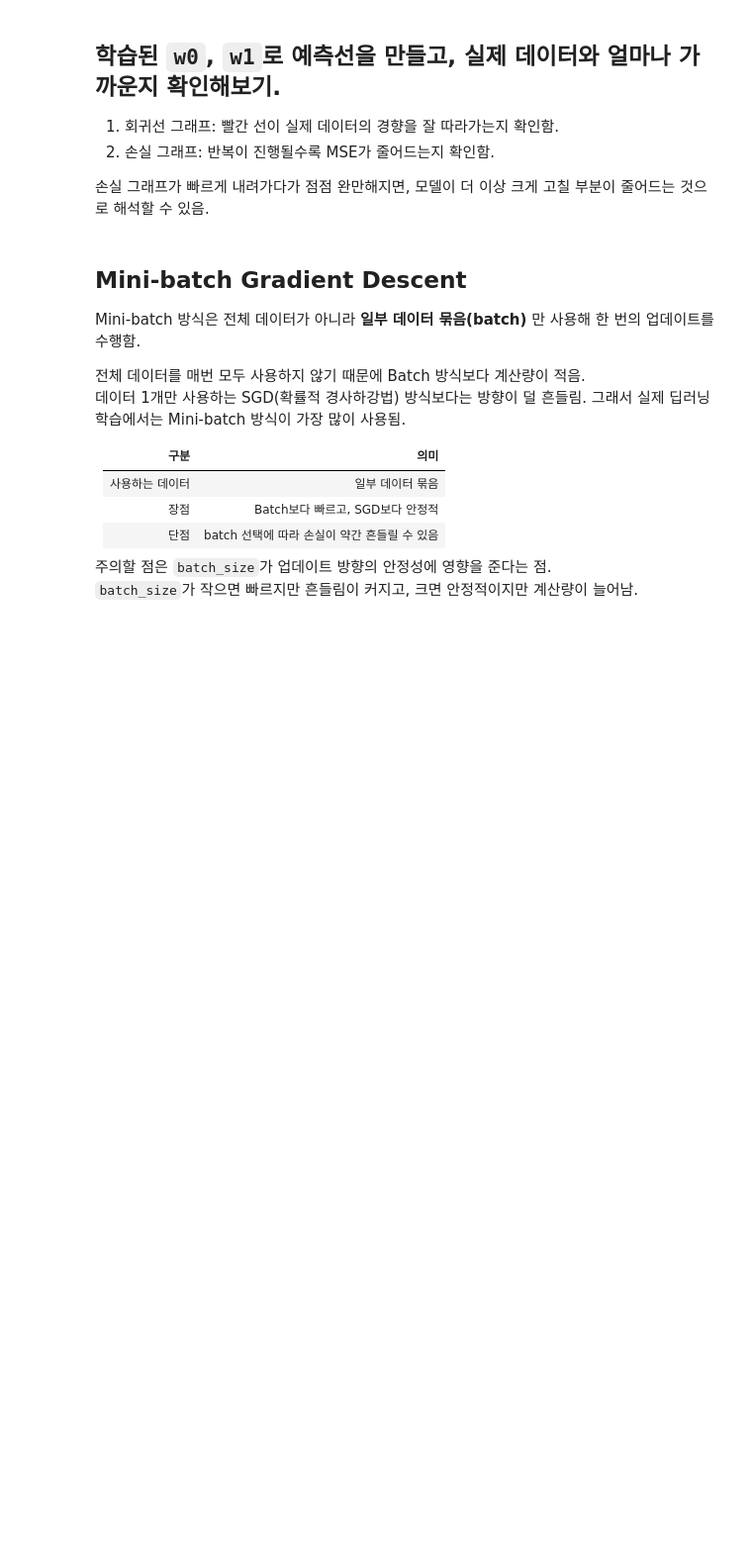
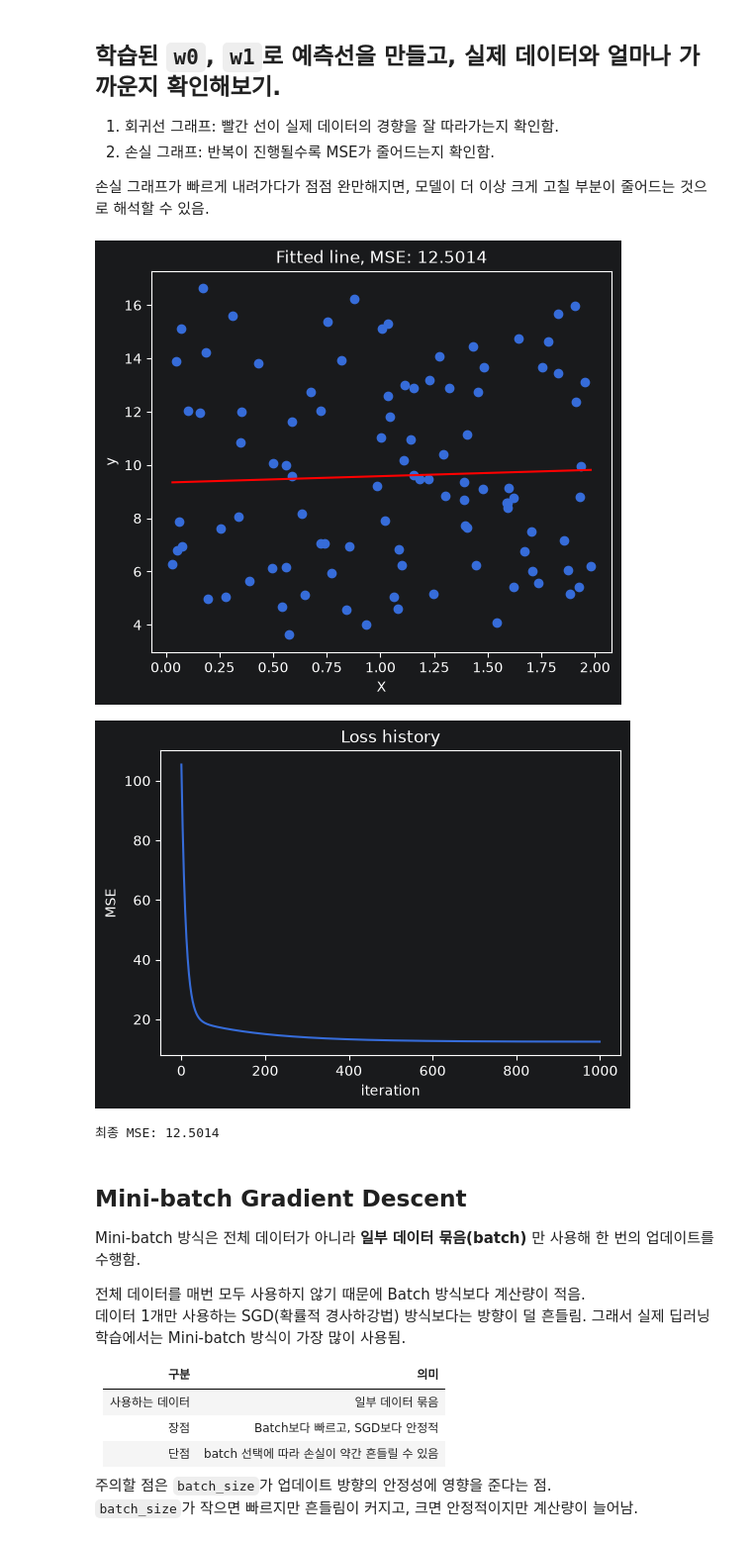
Before and after one commit to RabbitTasteDog-PRO/06_machine_learning, a Jupyter notebook: 02_regression/05_gradient_descent.ipynb, the cells around one changed output. Shown at 99% size. Cells and saved outputs as stored; diff of their text form; code cells hidden in the pictures; blank space fills up the shorter version.

```diff
--- a/02_regression/05_gradient_descent.ipynb
+++ b/02_regression/05_gradient_descent.ipynb
@@ -232,6 +485,40 @@ Batch Gradient Descent는 **전체 훈련 데이터**를 사용해 한 번의
 2. 손실 그래프: 반복이 진행될수록 MSE가 줄어드는지 확인함.
 
 손실 그래프가 빠르게 내려가다가 점점 완만해지면, 모델이 더 이상 크게 고칠 부분이 줄어드는 것으로 해석할 수 있음.
+# %%
+from sklearn.metrics import mean_squared_error
+
+# 학습된 w0, w1로 전체 X에 대한 예측값을 계산함.
+y_pred = w0.item() + w1.item() * X
+
+# mean_squared_error(): 실제값과 예측값 차이를 제곱한 뒤 평균냄.
+# 값이 작을수록 예측선이 데이터에 더 가깝다는 뜻.
+mse = mean_squared_error(y, y_pred)
+
+# 회귀선을 부드럽게 그리기 위한 X 좌표.
+x_line = np.linspace(X.min(), X.max(), 100).reshape(-1, 1)
+y_line = w0.item() + w1.item() * x_line
+
+plt.figure(figsize=(6, 5))
+plt.scatter(X, y)
+plt.plot(x_line, y_line, color='r')
+plt.title(f'Fitted line, MSE: {mse:.4f}')
+plt.xlabel('X')
+plt.ylabel('y')
+plt.show()
+
+plt.figure(figsize=(6, 4))
+plt.plot(loss_history)
+plt.title('Loss history')
+plt.xlabel('iteration')
+plt.ylabel('MSE')
+plt.show()
+
+print(f'최종 MSE: {mse:.4f}')
+# %% [output]
+[figure, added]
+[figure, added]
+최종 MSE: 12.5014
 # %% [markdown]
 ## Mini-batch Gradient Descent
 
```
Also changed, not shown: parts of 3 cells of this notebook.
